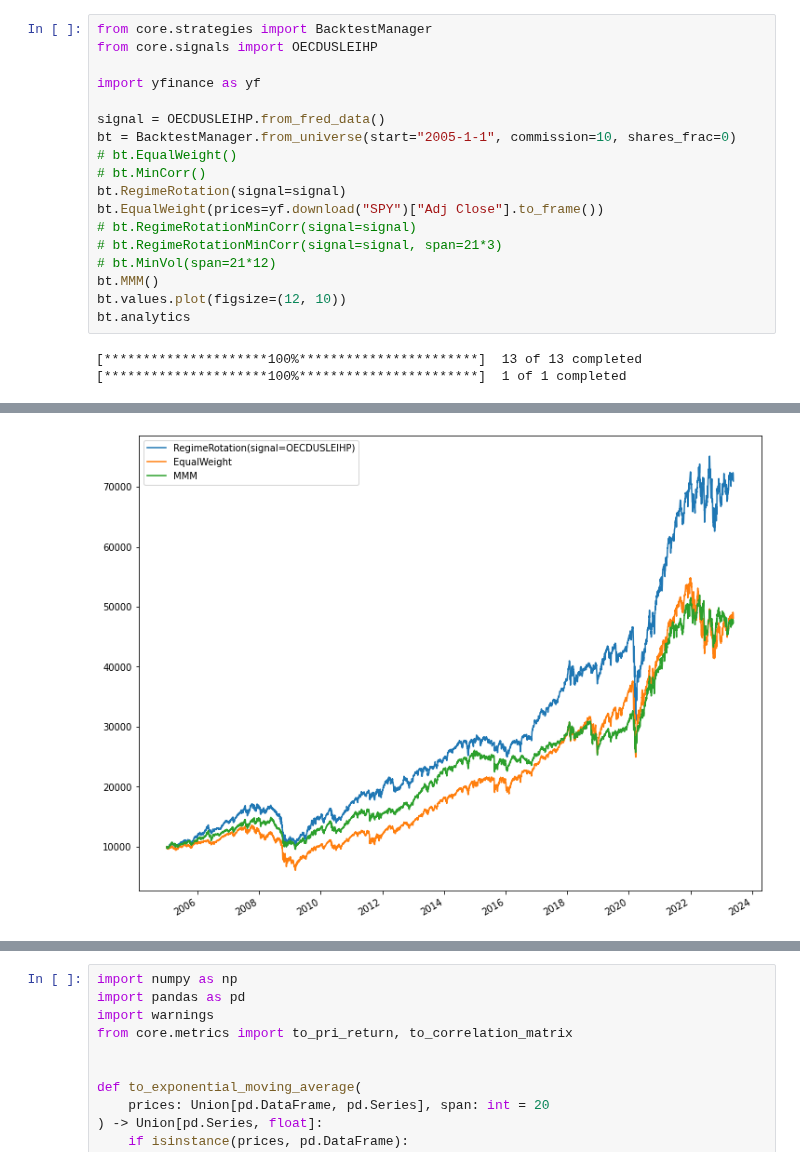
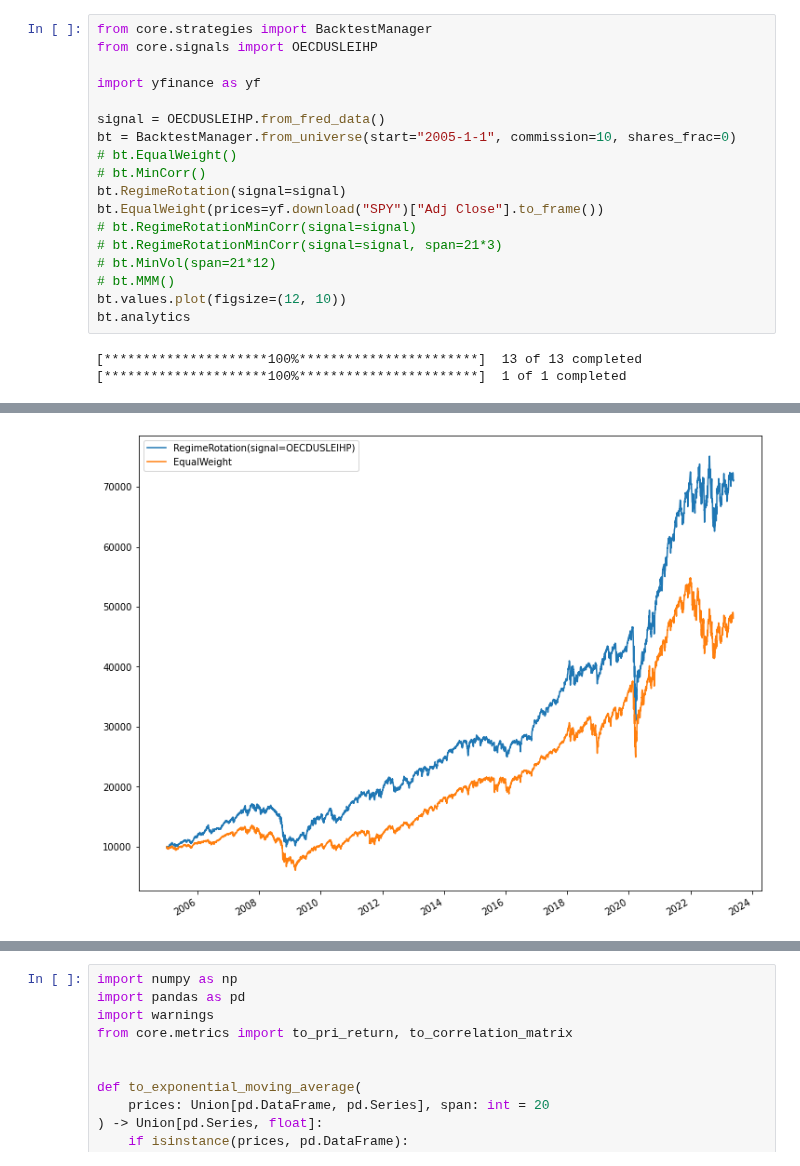
Before and after one commit to HTF1125/RobertLab, a Jupyter notebook: src/test.ipynb, the cells around one changed output, grey strips where cells are left out. Cells and saved outputs as stored; diff of their text form.

```diff
--- a/src/test.ipynb
+++ b/src/test.ipynb
@@ -13,7 +13,7 @@ bt.EqualWeight(prices=yf.download("SPY")["Adj Close"].to_frame())
 # bt.RegimeRotationMinCorr(signal=signal)
 # bt.RegimeRotationMinCorr(signal=signal, span=21*3)
 # bt.MinVol(span=21*12)
-bt.MMM()
+# bt.MMM()
 bt.values.plot(figsize=(12, 10))
 bt.analytics
 # %% [output]
@@ -35,2 +36,2 @@ bt.analytics
-[figure, old version]
+[figure, new version]
 # %%
```
Also changed, not shown: parts of 8 cells of this notebook, 5 other files.
